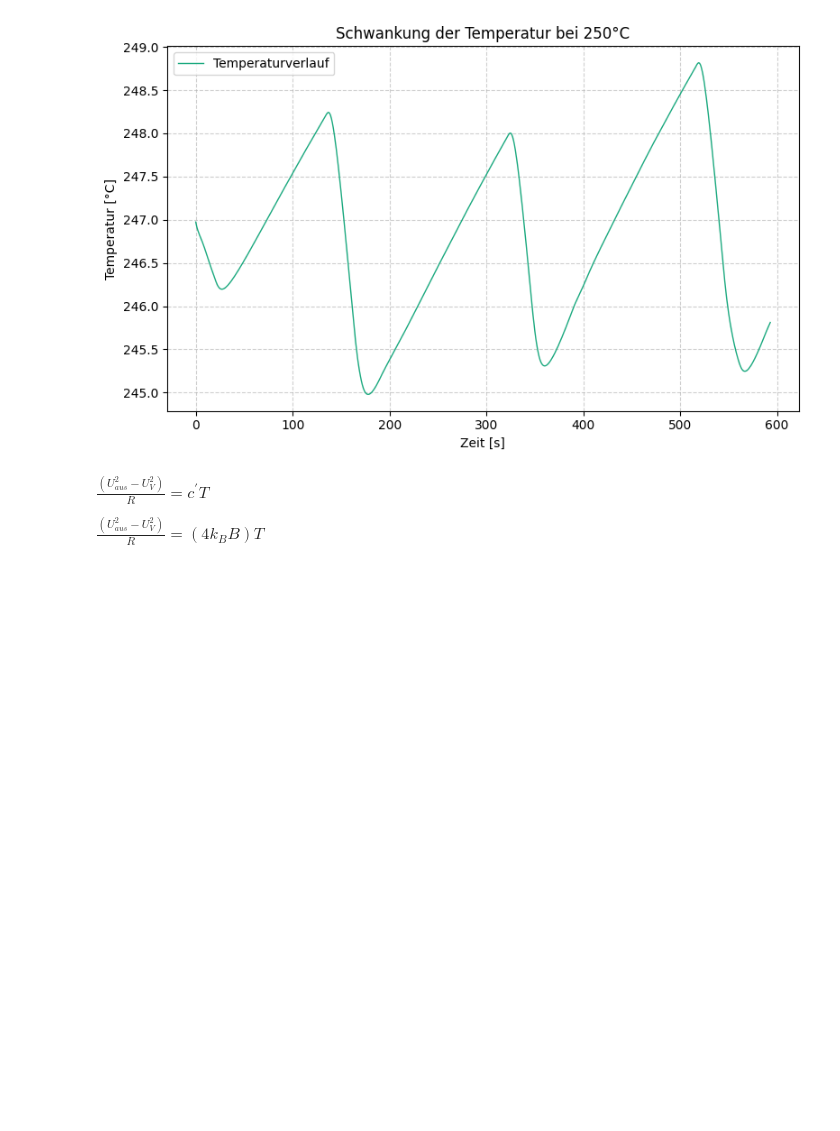
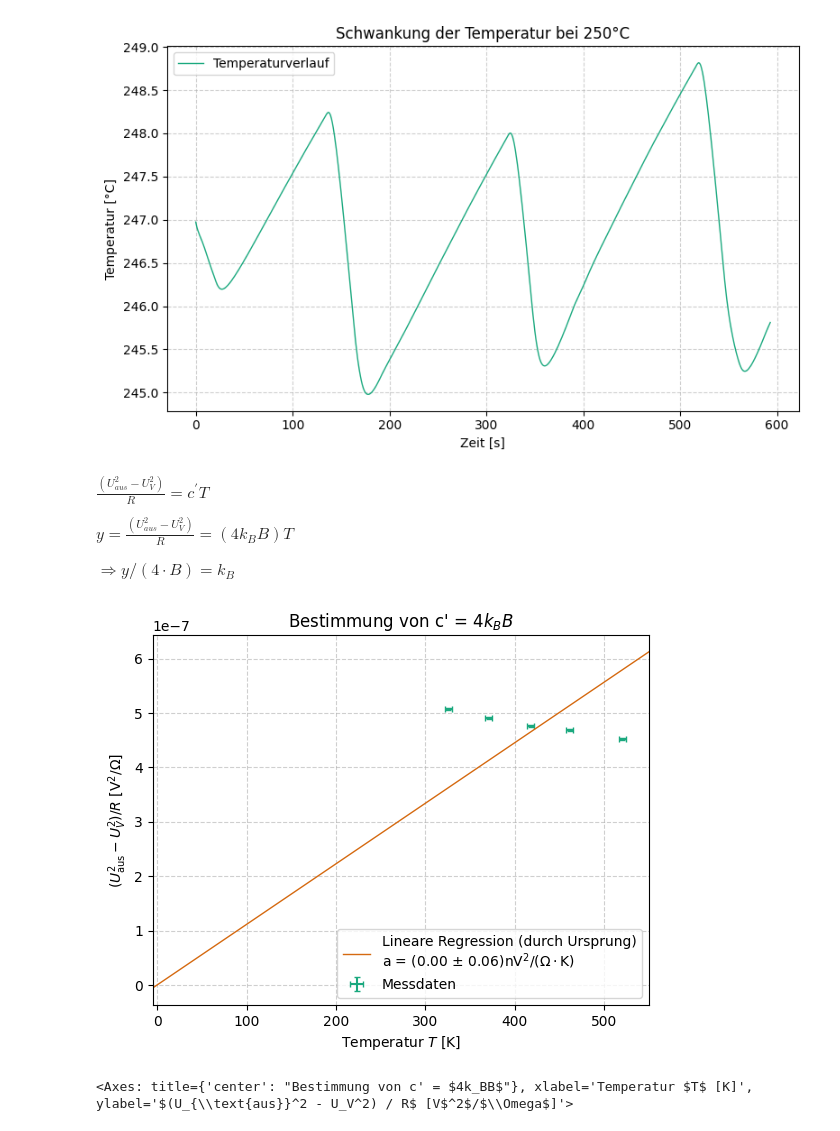
Before and after one commit to FinnZeumer/PAP-2, a Jupyter notebook: Versuche/243/Python/243.ipynb, the cells around one changed output. Saved outputs shown, nothing was run; the diff lists cells and outputs as text; code cells hidden in the pictures; blank space fills up the shorter version.

```diff
--- a/Versuche/243/Python/243.ipynb
+++ b/Versuche/243/Python/243.ipynb
@@ -445,7 +452,49 @@ R_1 = np.array([4.8288, 5.5496, 6.3121, 7.027, 8.033])
 # %% [markdown]
 $\frac{(U^{2}_{aus} - U^{2}_{V})}{R} = c^{\prime}T$
 
-$\frac{(U^{2}_{aus} - U^{2}_{V})}{R} = (4 k_B B)T$
+$y = \frac{(U^{2}_{aus} - U^{2}_{V})}{R} = (4 k_B B)T$
+
+$\Rightarrow y /(4 \cdot B) = k_B$
 # %%
 def linear_2(a,x,b):
     return a*x+b
+# %%
+aufgabe = '4b'
+T_space = np.linspace(-5, 550, 100)
+err_T =4 #K
+y_data = U_diff[1:] / R
+
+y_data = avg_Ur_t / R
+err_y = sig_Ur_t / R
+x_data = T_K
+
+popt_origin, pcov_origin = curve_fit(linear, x_data, y_data, sigma=err_U_diff[1:] * 1e-3, absolute_sigma=True)
+steig_origin = popt_origin[0]
+err_steig_origin = np.sqrt(pcov_origin[0, 0])
+
+plt.errorbar(
+    x_data,
+    y_data,
+    err_y,
+    err_T,
+    label='Messdaten',
+    fmt='.',
+    ls='',
+    capsize=2.5,
+    ms = 0.2
+)
+
+
+plt.plot(
+    T_space,
+    linear(T_space, *popt_origin),
+    label=f'Lineare Regression (durch Ursprung)\na = ({pap.round_sig_digs(err_steig_origin * 1e6, steig_origin* 1e6)[3]})' r'nV$^2$/($\Omega \cdot$K)',
+    linewidth=1
+)
+
+plt.xlim(-5, 550)
+
+pap.plot_me('Bestimmung von c\' = $4k_BB$', 'Temperatur $T$ [K]', r'$(U_{\text{aus}}^2 - U_V^2) / R$ [V$^2$/$\Omega$]', fr"{plt_save_folder}Fit_durch_Ursprung_{aufgabe}")
+# %% [output]
+[figure, added]
+<Axes: title={'center': "Bestimmung von c' = $4k_BB$"}, xlabel='Temperatur $T$ [K]', ylabel='$(U_{\\text{aus}}^2 - U_V^2) / R$ [V$^2$/$\\Omega$]'>
```
Also changed, not shown: parts of 14 cells of this notebook, 36 other files.
